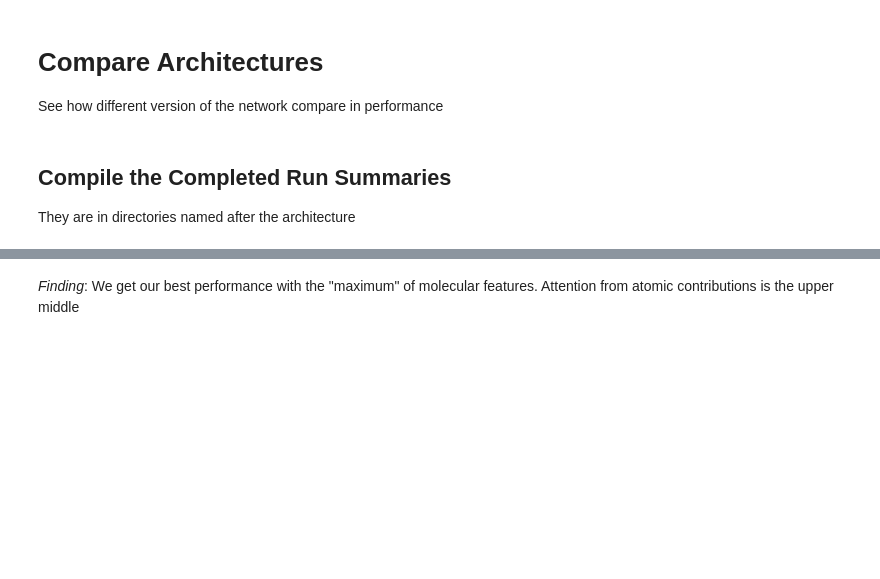
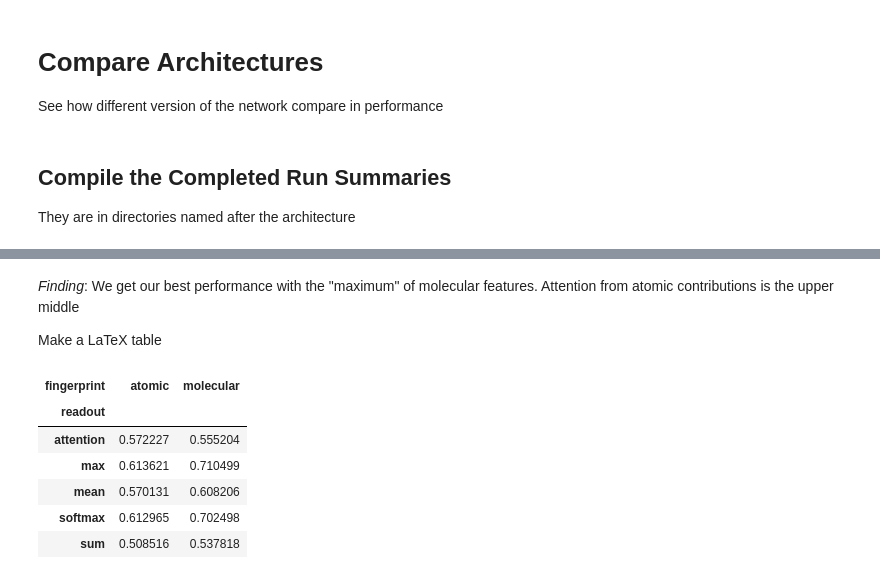
Before and after one commit to exalearn/covid-drug-design, a Jupyter notebook: notebooks/mpnn-training/arch-search/0_compare-architectures.ipynb, the cells around one changed output, grey strips where cells are left out. Drawn from its saved outputs; the diff is of its cells as text; code cells hidden in the pictures; blank space fills up the shorter version.

```diff
--- a/notebooks/mpnn-training/arch-search/0_compare-architectures.ipynb
+++ b/notebooks/mpnn-training/arch-search/0_compare-architectures.ipynb
@@ -38,2 +38,16 @@ runs.sort_values('r2_score', ascending=False)[['readout', 'fingerprint', 'mae',
 # %% [markdown]
 *Finding*: We get our best performance with the "maximum" of molecular features. Attention from atomic contributions is the upper middle
+
+Make a LaTeX table
+# %%
+table = runs.pivot(index='readout', columns='fingerprint', values='r2_score')
+# %%
+table
+# %% [output]
+| fingerprint | atomic | molecular |
+| readout |  |  |
+| attention | 0.572227 | 0.555204 |
+| max | 0.613621 | 0.710499 |
+| mean | 0.570131 | 0.608206 |
+| softmax | 0.612965 | 0.702498 |
+| sum | 0.508516 | 0.537818 |
```
Also changed, not shown: parts of 2 cells of this notebook, 9 other files.
